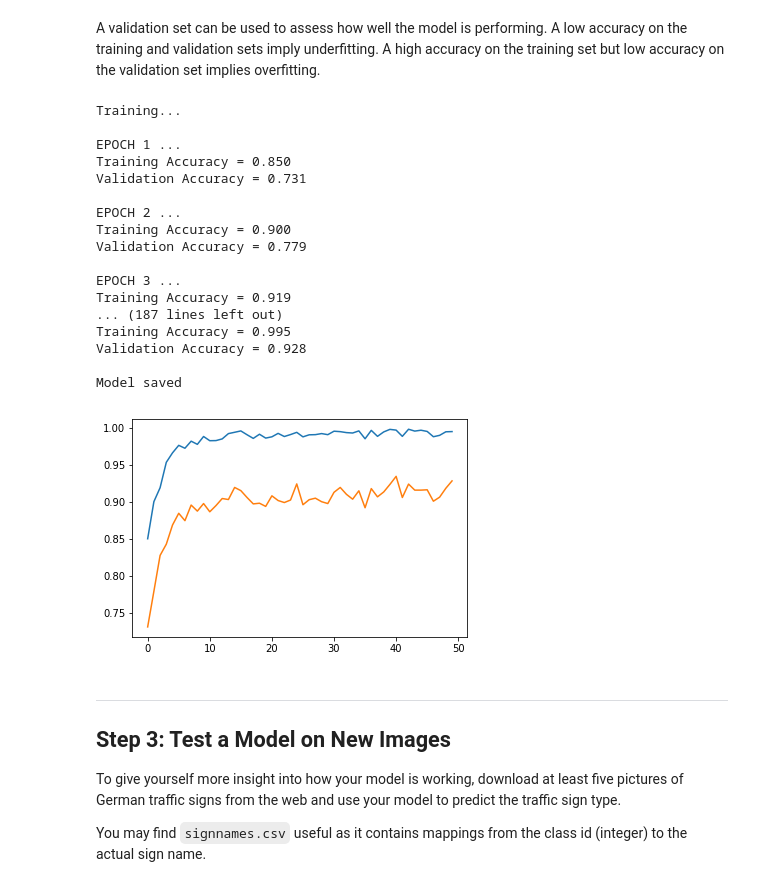
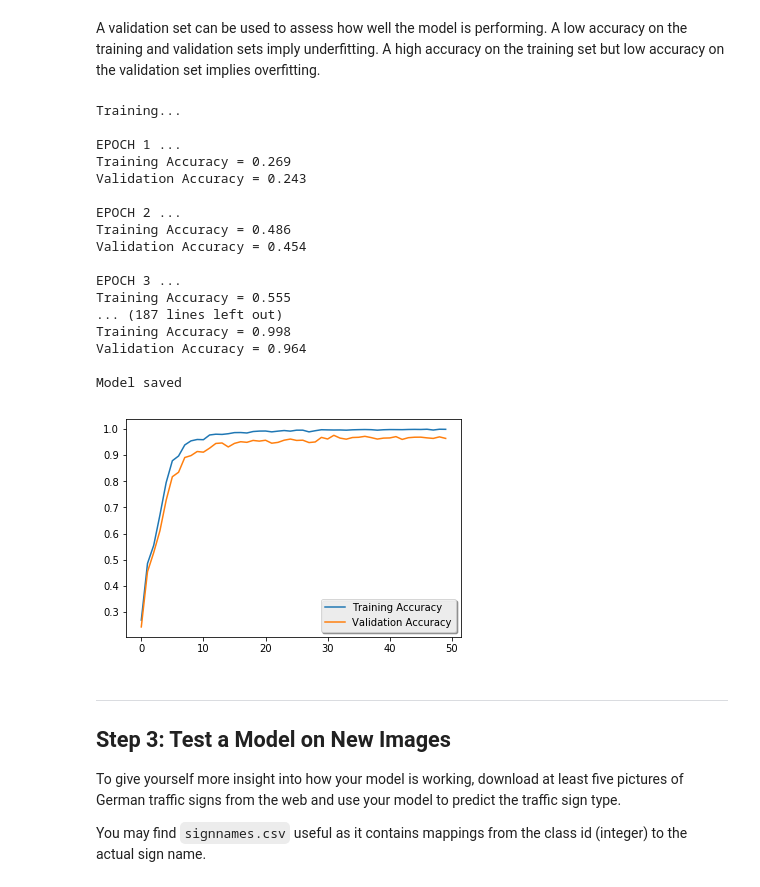
Before and after one commit to mibrahimali/CarND-Traffic-Sign-Classifier-P2, a Jupyter notebook: Traffic_Sign_Classifier.ipynb, the cells around one changed output. Saved outputs shown, nothing was run; the diff lists cells and outputs as text; code cells hidden in the pictures.

Commit message:
implement spatial transofomer network and inception model

```diff
--- a/Traffic_Sign_Classifier.ipynb
+++ b/Traffic_Sign_Classifier.ipynb
@@ -175,0 +193,13 @@ BATCH_SIZE = 64
+# %%
+# Identity transformation
+initial = np.array([[1., 0, 0], [0, 1., 0]])
+initial = initial.astype('float32')
+initial = initial.flatten()
+
+# Create variables for fully connected layer for the localisation network
+W_fc_loc1 = weight_variable([400, 100])
+b_fc_loc1 = bias_variable([100])
+
+W_fc_loc2 = weight_variable([100, 6])
+b_fc_loc2 = tf.Variable(initial_value=initial, name='b_fc_loc2')
+keep_prob = tf.placeholder(tf.float32)
@@ -241,13 +372,18 @@ sets imply underfitting. A high accuracy on the training set but low accuracy on
 ### Once a final model architecture is selected,
 ### the accuracy on the test set should be calculated and reported as well.
 ### Feel free to use as many code cells as needed.
-x = tf.placeholder(tf.float32, (None, 32, 32, 3))
-y = tf.placeholder(tf.int32, (None))
-one_hot_y = tf.one_hot(y, n_classes)
 
-rate = 0.001
+EPOCHS = 50
+BATCH_SIZE = 32
+rate = 0.0001
 # Training pipeline
-logits = LeNet(x)
+
+## Create a spatial transformer module
+# affain_transformation = localization_net(x)
+# x_trans = transformer(x, affain_transformation, (32, 32))
+## Create LeNet network
+# logits = LeNet(x_trans)
+logits = unified_inception_model(x)
 cross_entropy = tf.nn.softmax_cross_entropy_with_logits(labels=one_hot_y, logits=logits)
 network_output = tf.nn.softmax(logits=logits)
 loss_operation = tf.reduce_mean(cross_entropy)
@@ -265,7 +401,7 @@ def evaluate(X_data, y_data):
     sess = tf.get_default_session()
     for offset in range(0, num_examples, BATCH_SIZE):
         batch_x, batch_y = X_data[offset:offset+BATCH_SIZE], y_data[offset:offset+BATCH_SIZE]
-        accuracy = sess.run(accuracy_operation, feed_dict={x: batch_x, y: batch_y})
+        accuracy = sess.run(accuracy_operation, feed_dict={x: batch_x, y: batch_y, keep_prob: 1.0})
         total_accuracy += (accuracy * len(batch_x))
     return total_accuracy / num_examples
 # %%
@@ -282,7 +418,7 @@ with tf.Session() as sess:
         for offset in range(0, num_examples, BATCH_SIZE):
             end = offset + BATCH_SIZE
             batch_x, batch_y = X_train[offset:end], y_train[offset:end]
-            sess.run(training_operation, feed_dict={x: batch_x, y: batch_y})
+            sess.run(training_operation, feed_dict={x: batch_x, y: batch_y, keep_prob: 0.5})
 
         training_accuracy.append(evaluate(X_train, y_train))
         validation_accuracy.append(evaluate(X_valid, y_valid))
@@ -298,26 +434,29 @@ with tf.Session() as sess:
 Training...
 
 EPOCH 1 ...
-Training Accuracy = 0.850
-Validation Accuracy = 0.731
+Training Accuracy = 0.269
+Validation Accuracy = 0.243
 
 EPOCH 2 ...
-Training Accuracy = 0.900
-Validation Accuracy = 0.779
+Training Accuracy = 0.486
+Validation Accuracy = 0.454
 
 EPOCH 3 ...
-Training Accuracy = 0.919
+Training Accuracy = 0.555
 ... (187 lines left out)
-Training Accuracy = 0.995
-Validation Accuracy = 0.928
+Training Accuracy = 0.998
+Validation Accuracy = 0.964
 
 Model saved
-# %%
-plt.plot(training_accuracy)
-plt.plot(validation_accuracy)
-plt.show()
-# %% [output]
-[figure, removed]
+# %%
+fig, ax = plt.subplots()
+ax.plot(training_accuracy, label='Training Accuracy')
+ax.plot(validation_accuracy, label='Validation Accuracy')
+# Now add the legend with some customizations.
+legend = ax.legend(loc='lower right', shadow=True)
+plt.show()
+# %% [output]
+[figure, added]
 # %% [markdown]
 ---
 
```
Also changed, not shown: parts of 15 cells of this notebook, 6 other files.
